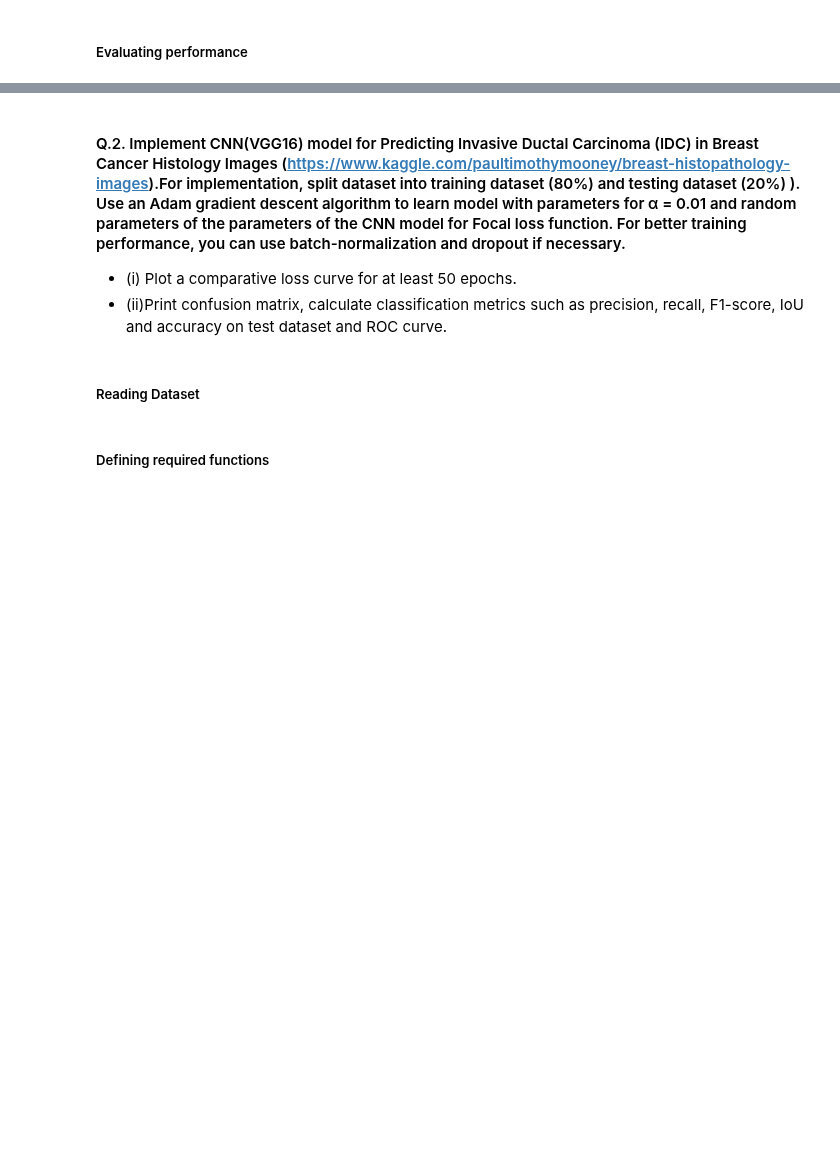
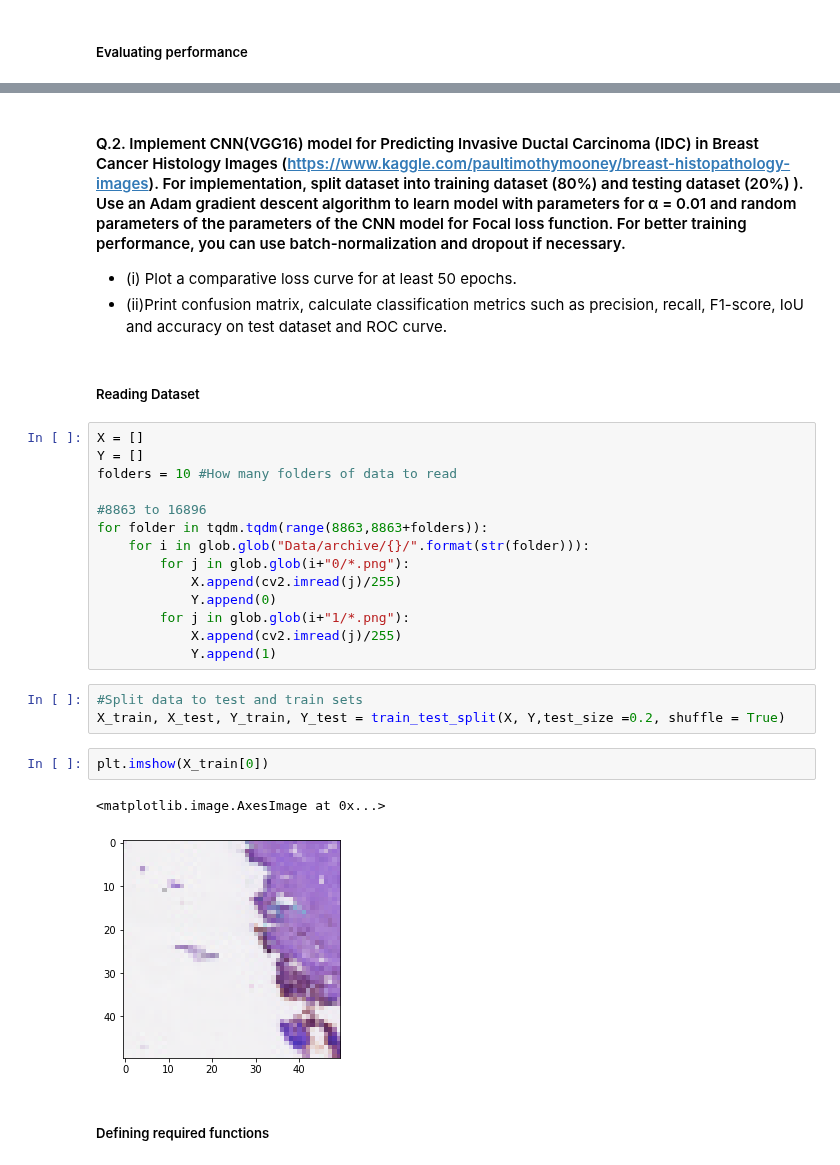
Before and after one commit to Adithya-Jayan/EC460_NNDL, a Jupyter notebook: Assignment6.ipynb, the cells around one changed output, grey strips where cells are left out. Drawn from its saved outputs; the diff is of its cells as text; blank space fills up the shorter version.

```diff
--- a/Assignment6.ipynb
+++ b/Assignment6.ipynb
@@ -64,9 +159,31 @@ X_train, X_test, Y_train, Y_test = train_test_split(X, Y,test_size =0.2, shuffle
 # %% [markdown]
-#### Q.2. Implement CNN(VGG16) model for Predicting Invasive Ductal Carcinoma (IDC) in Breast Cancer Histology Images (https://www.kaggle.com/paultimothymooney/breast-histopathology-images).For implementation, split dataset into training dataset (80%) and testing dataset (20%) ). Use an Adam gradient descent algorithm to learn model with parameters for α = 0.01 and random parameters of the parameters of the CNN model for Focal loss function. For better training performance, you can use batch-normalization and dropout if necessary.
+#### Q.2. Implement CNN(VGG16) model for Predicting Invasive Ductal Carcinoma (IDC) in Breast Cancer Histology Images (https://www.kaggle.com/paultimothymooney/breast-histopathology-images). For implementation, split dataset into training dataset (80%) and testing dataset (20%) ). Use an Adam gradient descent algorithm to learn model with parameters for α = 0.01 and random parameters of the parameters of the CNN model for Focal loss function. For better training performance, you can use batch-normalization and dropout if necessary.
 - (i) Plot a comparative loss curve for at least 50 epochs.
 - (ii)Print confusion matrix, calculate classification metrics such as precision, recall, F1-score, IoU and accuracy on test dataset and ROC curve.
 # %% [markdown]
 ##### Reading Dataset
+# %%
+X = []
+Y = []
+folders = 10 #How many folders of data to read
+
+#8863 to 16896
+for folder in tqdm.tqdm(range(8863,8863+folders)):
+    for i in glob.glob("Data/archive/{}/".format(str(folder))):
+        for j in glob.glob(i+"0/*.png"):
+            X.append(cv2.imread(j)/255)
+            Y.append(0)
+        for j in glob.glob(i+"1/*.png"):
+            X.append(cv2.imread(j)/255)
+            Y.append(1)
+# %%
+#Split data to test and train sets
+X_train, X_test, Y_train, Y_test = train_test_split(X, Y,test_size =0.2, shuffle = True)
+# %%
+plt.imshow(X_train[0])
+# %% [output]
+<matplotlib.image.AxesImage at 0x...>
+[figure, added]
 # %% [markdown]
 ##### Defining required functions
 # %% [markdown]
```
Also changed, not shown: parts of 13 cells of this notebook.
